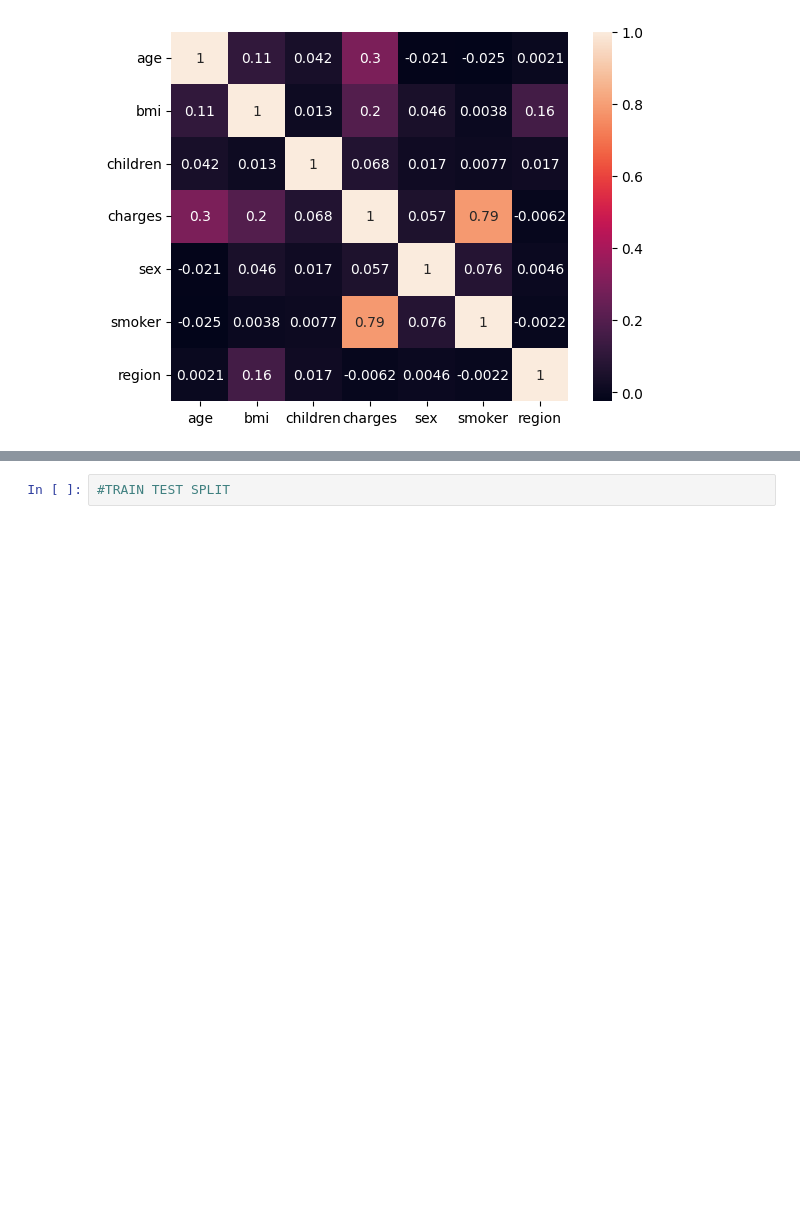
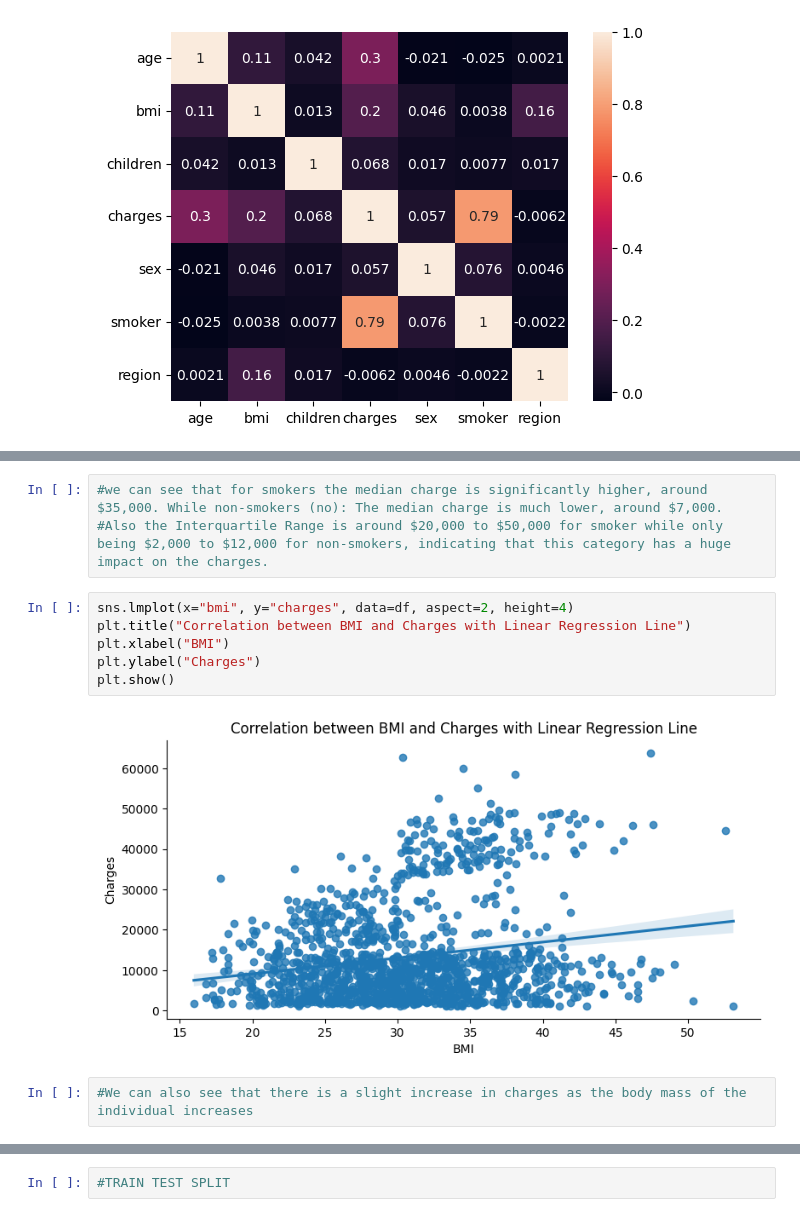
Before and after one commit to Joseddl/linearreg, a Jupyter notebook: src/explore.ipynb, the cells around one changed output, grey strips where cells are left out. Drawn from its saved outputs; the diff is of its cells as text; blank space fills up the shorter version.

Commit message:
LinearReg

```diff
--- a/src/explore.ipynb
+++ b/src/explore.ipynb
@@ -102,0 +120,13 @@ sns.heatmap(df_encoded.corr(), annot=True)
+# %%
+#we can see that for smokers the median charge is significantly higher, around $35,000. While non-smokers (no): The median charge is much lower, around $7,000.
+#Also the Interquartile Range is around $20,000 to $50,000 for smoker while only being $2,000 to $12,000 for non-smokers, indicating that this category has a huge impact on the charges.
+# %%
+sns.lmplot(x="bmi", y="charges", data=df, aspect=2, height=4)
+plt.title("Correlation between BMI and Charges with Linear Regression Line")
+plt.xlabel("BMI")
+plt.ylabel("Charges")
+plt.show()
+# %% [output]
+[figure, added]
+# %%
+#We can also see that there is a slight increase in charges as the body mass of the individual increases
```
Also changed, not shown: parts of 14 cells of this notebook.
